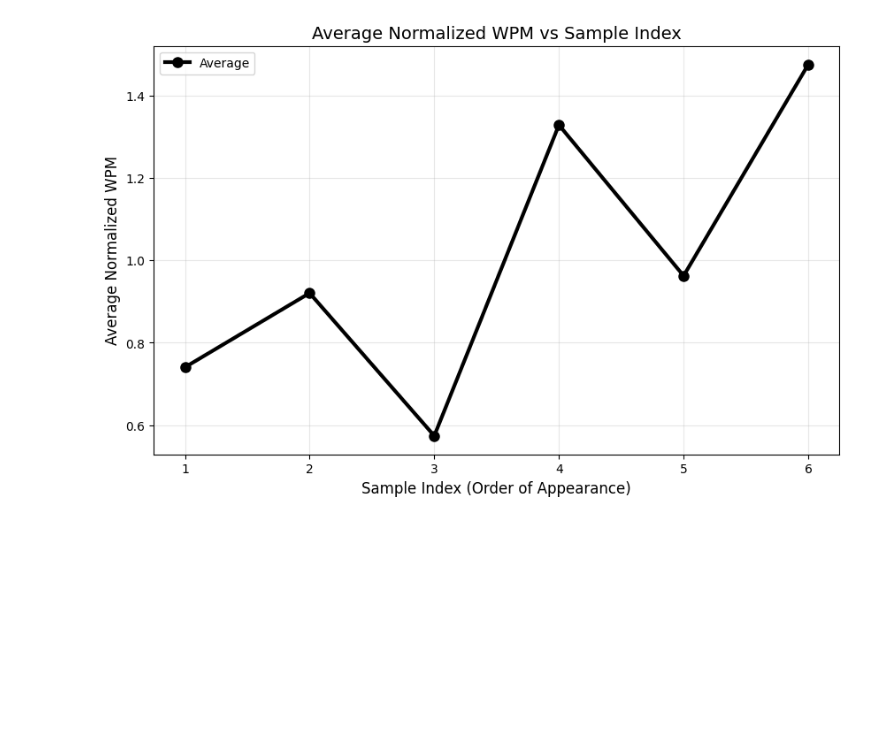
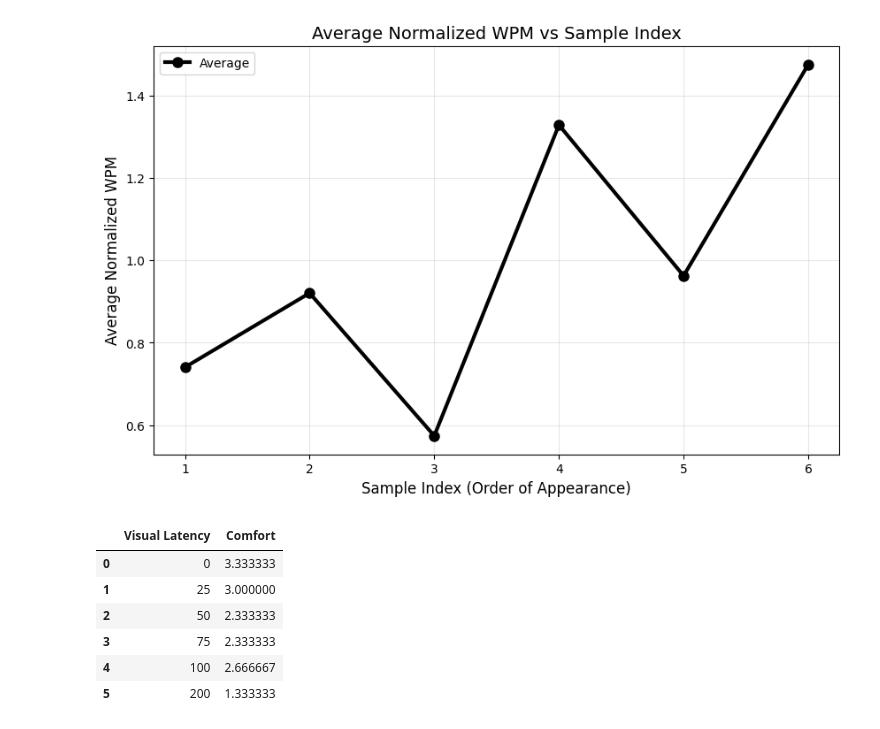
Before and after one commit to Sigmarik/infomscip-assignment-3-user-study, a Jupyter notebook: data/plots.ipynb, the cells around one changed output. Cells and saved outputs as stored; diff of their text form; code cells hidden in the pictures; blank space fills up the shorter version.

```diff
--- a/data/plots.ipynb
+++ b/data/plots.ipynb
@@ -233,3 +233,20 @@ plt.grid(True, alpha=0.3)
 plt.show()
 # %% [output]
 [figure]
+# %%
+# Group by Visual Latency and calculate the mean Comfort across all participants
+avg_comfort_df = df.groupby('Visual Latency')['Comfort'].mean().reset_index()
+
+# Sort by Latency to ensure the line plots correctly
+avg_comfort_df = avg_comfort_df.sort_values('Visual Latency')
+
+# Optional: Display the aggregated data
+display(avg_comfort_df)
+# %% [output]
+|  | Visual Latency | Comfort |
+| 0 | 0 | 3.333333 |
+| 1 | 25 | 3.000000 |
+| 2 | 50 | 2.333333 |
+| 3 | 75 | 2.333333 |
+| 4 | 100 | 2.666667 |
+| 5 | 200 | 1.333333 |
```
Also changed, not shown: parts of 3 cells of this notebook.
